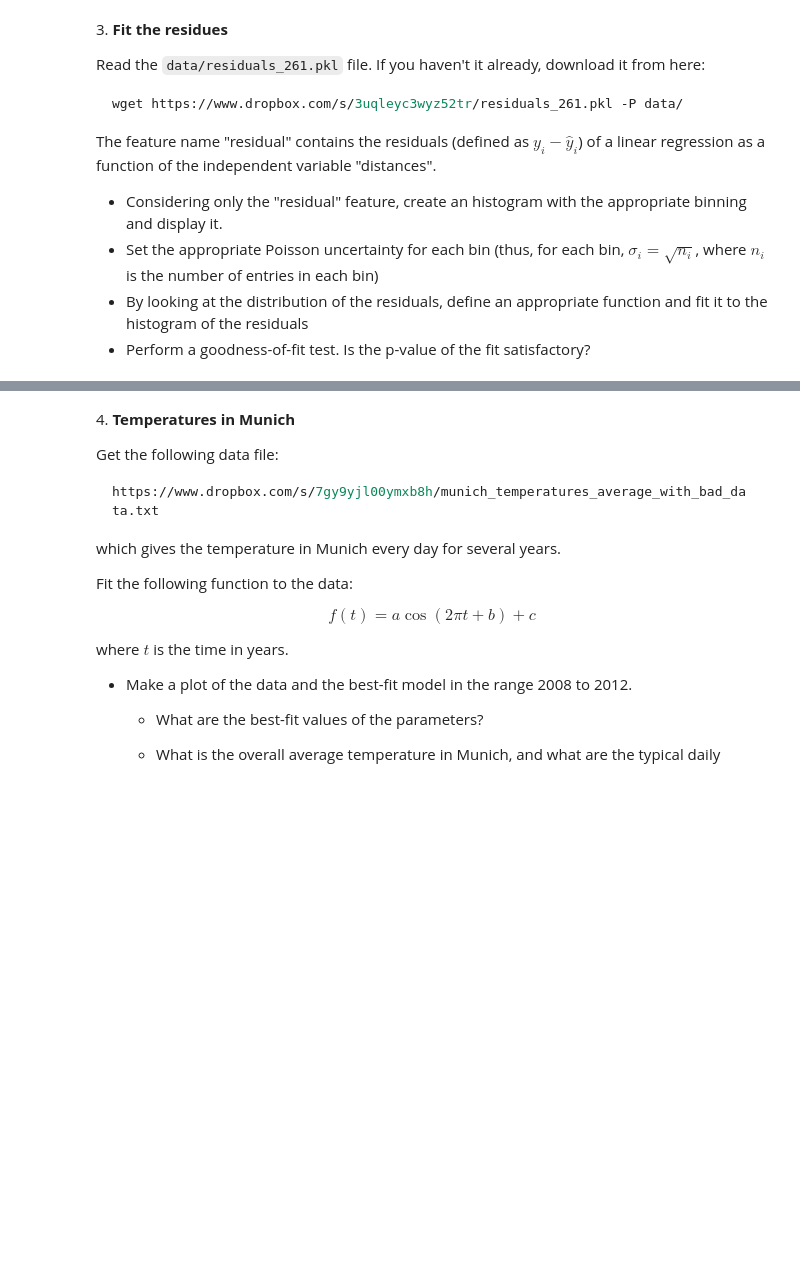
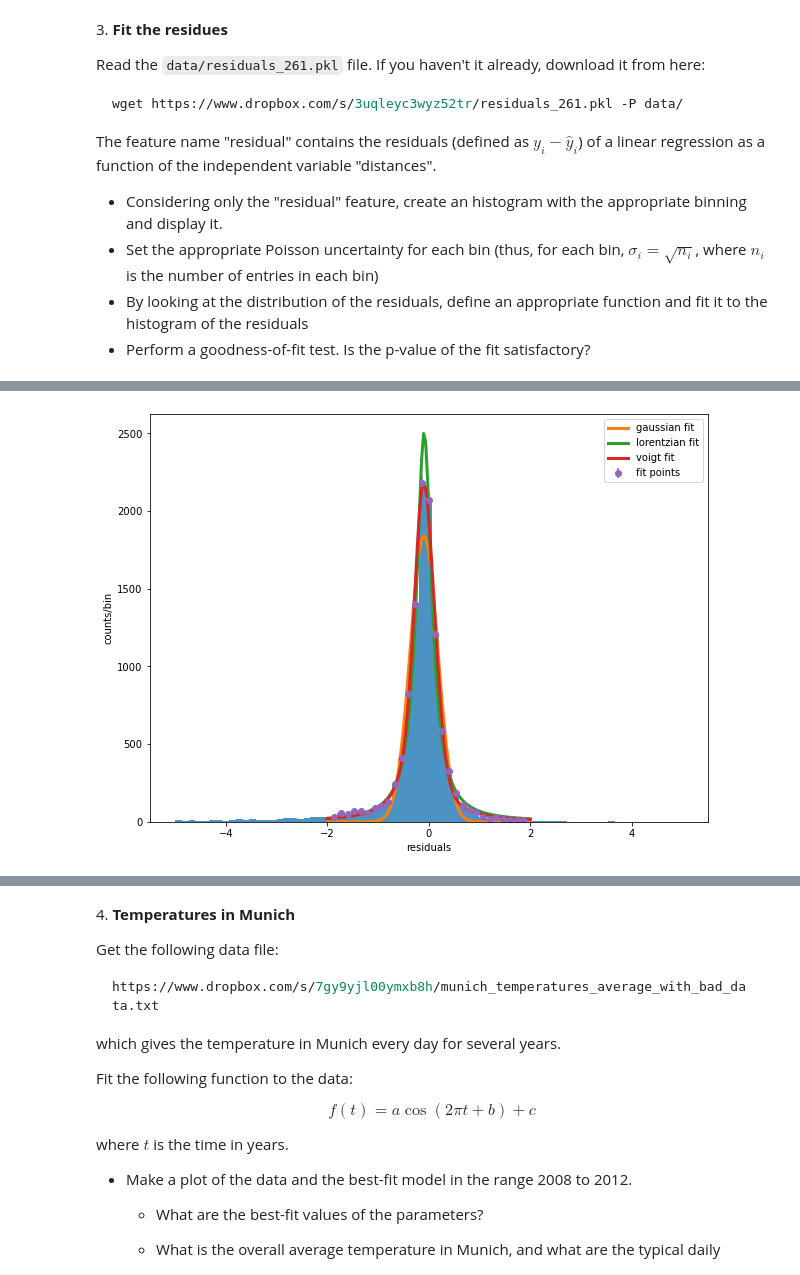
Before and after one commit to PhysicsOfData/LaboratoryOfComputationalPhysics_Y4, a Jupyter notebook: 08ex_fitting.ipynb, the cells around one changed output, grey strips where cells are left out. Drawn from its saved outputs; the diff is of its cells as text; code cells hidden in the pictures; blank space fills up the shorter version.

```diff
--- a/08ex_fitting.ipynb
+++ b/08ex_fitting.ipynb
@@ -100,0 +165,47 @@ The feature name "residual" contains the residuals (defined as $y_i - \hat{y}_i$
+# %%
+import pickle
+import pandas as pd
+
+# reading data
+with open('data/residuals_261.pkl', 'rb') as f:
+        data = pickle.load(f)
+
+data = pd.DataFrame.from_dict(data.item())
+# %%
+def gaussian(x, A, mu, std):
+    return A*np.exp(-(x-mu)**2/(2*std**2))
+def lorentzian(x, A, x0, gamma):
+    return A*gamma**2/(gamma**2+(x-x0)**2)
+def voigt(x, amplG, mu, std, amplL, x0, gamma):
+    return gaussian(x, amplG, mu, std)+lorentzian(x, amplL, x0, gamma)
+# %%
+fig, ax = plt.subplots(figsize=(10,7.5))
+# build datapoints for hist
+counts, bins, _ = plt.hist(data['residuals'], bins=75, range=(-5, 5), alpha=0.8)
+x_points = np.array([(x1+x2)*0.5 for x1, x2 in zip(bins[:-1], bins[1:])])
+err      = np.array([np.sqrt(n) for n in counts])
+counts   = np.array(counts)
+
+# select only a tailored range for the fit
+idx = np.array([ i for i in range(len(x_points)) if(-2<x_points[i]<2)])
+x_points = x_points[idx]
+counts   = counts[idx]
+err      = err[idx]
+
+p0 = [1600, 0, 1]
+popt_gaus, pcov_gaus = curve_fit(gaussian, x_points, counts, p0, err)
+popt_lor, pcov_lor = curve_fit(lorentzian, x_points, counts, p0, err)
+p0_ = [1000, 0, 1, 60, 0, 1]
+popt_voigt, pcov_voigt = curve_fit(voigt, x_points, counts, p0_, err)
+
+x = np.linspace(-2, 2, 100)
+plt.plot(x, gaussian(x, *popt_gaus), lw=3, label='gaussian fit')
+plt.plot(x, lorentzian(x, *popt_lor), lw=3, label='lorentzian fit')
+plt.plot(x, voigt(x, *popt_voigt), lw=3, label='voigt fit')
+plt.errorbar(x_points, counts, err, fmt='o', label='fit points')
+plt.xlabel('residuals')
+plt.ylabel('counts/bin')
+plt.legend()
+plt.show()
+# %% [output]
+[figure, added]
```
Also changed, not shown: parts of 12 cells of this notebook, 2 other files.
